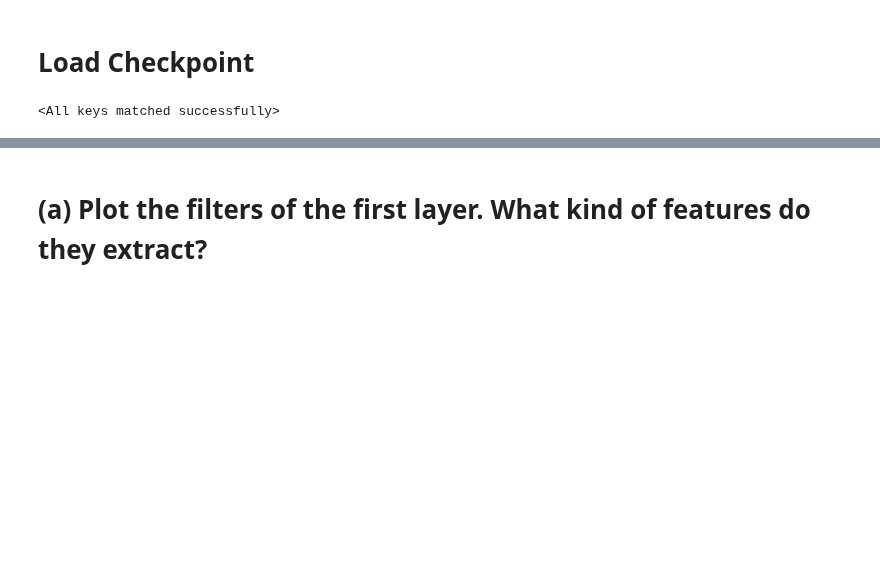
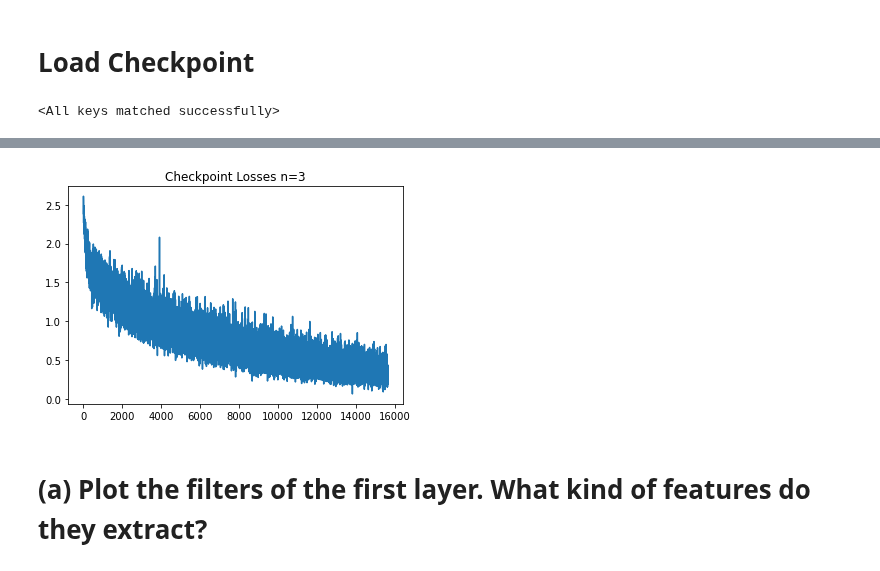
Before and after one commit to pwl482/patrec_2020, a Jupyter notebook: Assignment_10/ResNet_CNN.ipynb, the cells around one changed output, grey strips where cells are left out. Cells and saved outputs as stored; diff of their text form; code cells hidden in the pictures; blank space fills up the shorter version.

```diff
--- a/Assignment_10/ResNet_CNN.ipynb
+++ b/Assignment_10/ResNet_CNN.ipynb
@@ -373,2 +387,8 @@ Validation complete! Validation loss: 1216.284890, Validation accuracy: 11.02%
+# %%
+plt.plot(checkpoint_['losses'])
+plt.title("Checkpoint Losses n={}".format(checkpoint_['depth_n']))
+plt.show()
+# %% [output]
+[figure, added]
 # %% [markdown]
 # (a) Plot the filters of the first layer. What kind of features do they extract?
```
Also changed, not shown: parts of 21 cells of this notebook.
